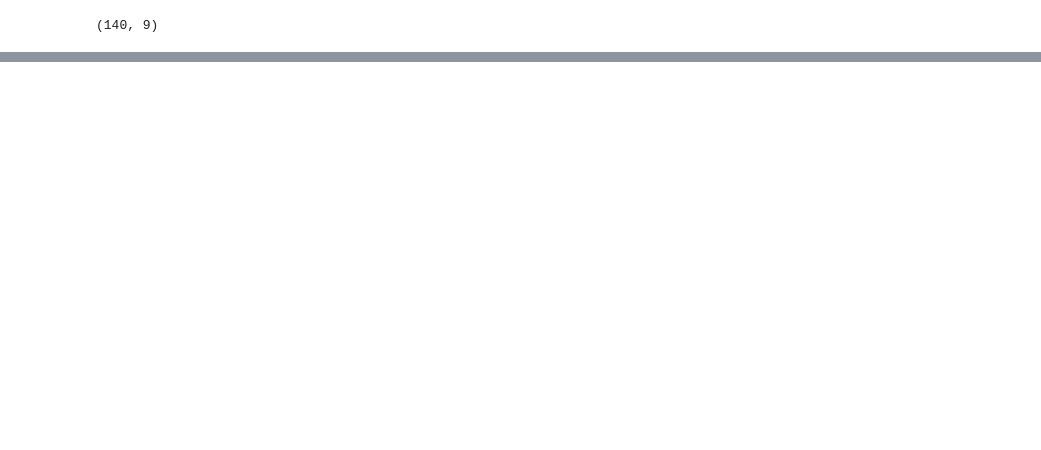
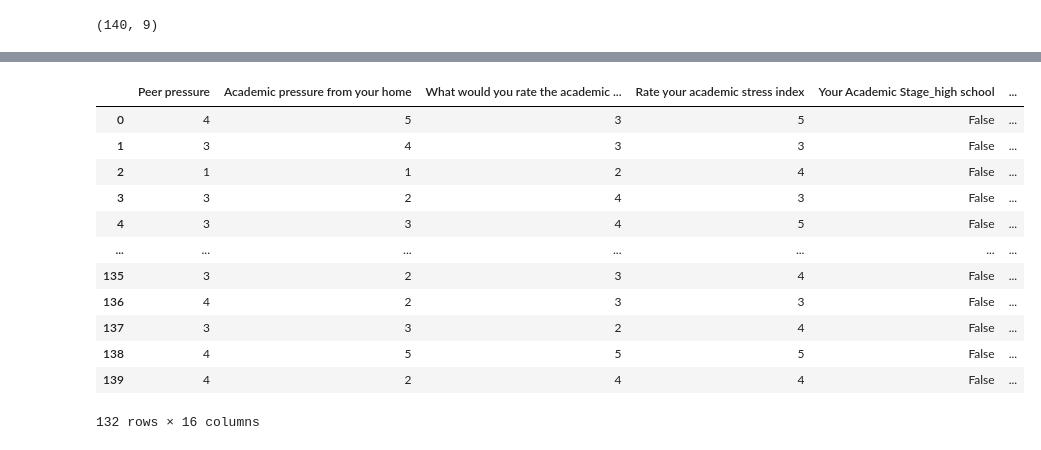
Before and after one commit to zaki903/Academic-Stress-Analisys, a Jupyter notebook: notebook.ipynb, the cells around one changed output, grey strips where cells are left out. Saved outputs shown, nothing was run; the diff lists cells and outputs as text; code cells hidden in the pictures; blank space fills up the shorter version.

```diff
--- a/notebook.ipynb
+++ b/notebook.ipynb
@@ -170,0 +191,22 @@ dtype: int64
+# %%
+# Ambil kolom kategorikal
+category_cols = df_no_outliers.select_dtypes(include="object").columns
+
+# One-hot encoding
+df_encoded = pd.get_dummies(df_no_outliers, columns=category_cols)
+
+df_encoded
+# %% [output]
+|  | Peer pressure | Academic pressure from your home | What would you rate the academic ... | Rate your academic stress index | Your Academic Stage_high school | ... |
+| 0 | 4 | 5 | 3 | 5 | False | ... |
+| 1 | 3 | 4 | 3 | 3 | False | ... |
+| 2 | 1 | 1 | 2 | 4 | False | ... |
+| 3 | 3 | 2 | 4 | 3 | False | ... |
+| 4 | 3 | 3 | 4 | 5 | False | ... |
+| ... | ... | ... | ... | ... | ... | ... |
+| 135 | 3 | 2 | 3 | 4 | False | ... |
+| 136 | 4 | 2 | 3 | 3 | False | ... |
+| 137 | 3 | 3 | 2 | 4 | False | ... |
+| 138 | 4 | 5 | 5 | 5 | False | ... |
+| 139 | 4 | 2 | 4 | 4 | False | ... |
+132 rows × 16 columns
```
Also changed, not shown: parts of 34 cells of this notebook.
